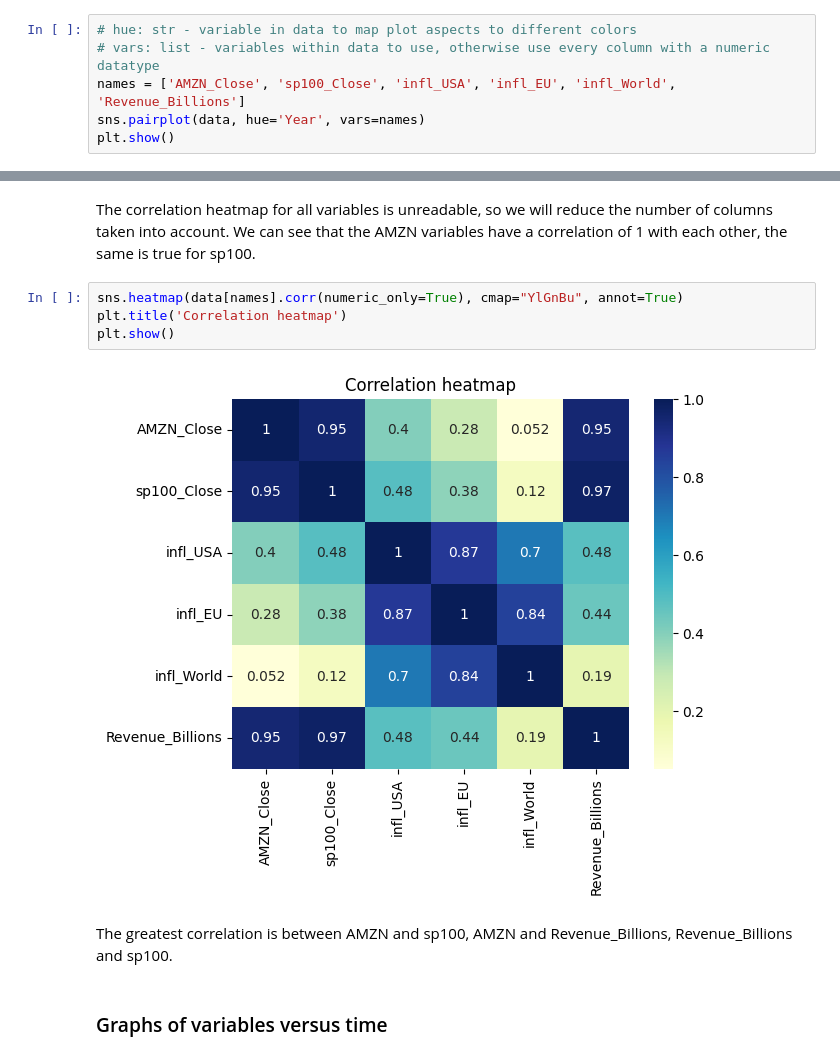
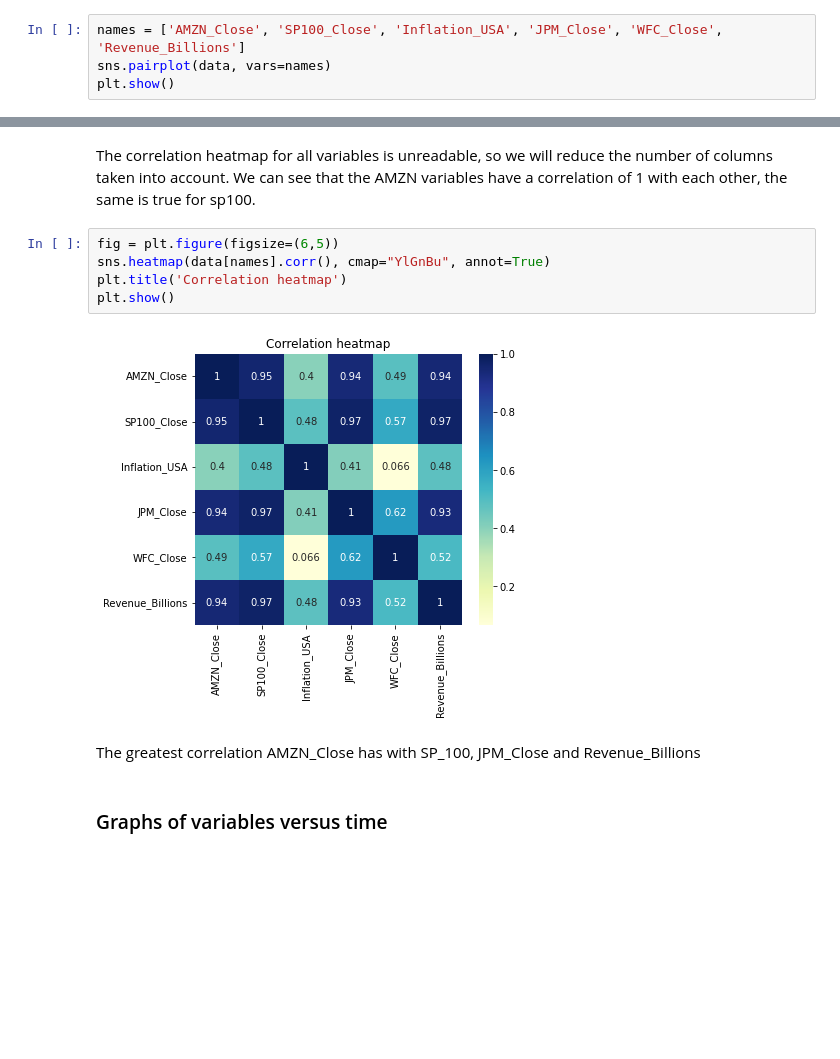
Before and after one commit to Galicheck/MJNWM-Project, a Jupyter notebook: project_AMZN_prediction.ipynb, the cells around one changed output, grey strips where cells are left out. Saved outputs shown, nothing was run; the diff lists cells and outputs as text; blank space fills up the shorter version.

```diff
--- a/project_AMZN_prediction.ipynb
+++ b/project_AMZN_prediction.ipynb
@@ -300,9 +294,7 @@ plt.show()
 # %% [markdown]
 ### Pairplot
 # %%
-# hue: str - variable in data to map plot aspects to different colors
-# vars: list - variables within data to use, otherwise use every column with a numeric datatype
-names = ['AMZN_Close', 'sp100_Close', 'infl_USA', 'infl_EU', 'infl_World', 'Revenue_Billions']
-sns.pairplot(data, hue='Year', vars=names)
+names = ['AMZN_Close', 'SP100_Close', 'Inflation_USA', 'JPM_Close', 'WFC_Close', 'Revenue_Billions']
+sns.pairplot(data, vars=names)
 plt.show()
 # %% [output]
@@ -328,13 +320,14 @@ plt.show()
 The correlation heatmap for all variables is unreadable, so we will reduce the number of columns taken into account.
 We can see that the AMZN variables have a correlation of 1 with each other, the same is true for sp100.
 # %%
-sns.heatmap(data[names].corr(numeric_only=True), cmap="YlGnBu", annot=True)
+fig = plt.figure(figsize=(6,5))
+sns.heatmap(data[names].corr(), cmap="YlGnBu", annot=True)
 plt.title('Correlation heatmap')
 plt.show()
 # %% [output]
-[figure, old version]
+[figure, new version]
 # %% [markdown]
-The greatest correlation is between AMZN and sp100, AMZN and Revenue_Billions, Revenue_Billions and sp100.
+The greatest correlation AMZN_Close has with SP_100, JPM_Close and Revenue_Billions
 # %% [markdown]
 ### Graphs of variables versus time
 # %%
```
Also changed, not shown: parts of 19 cells of this notebook.
